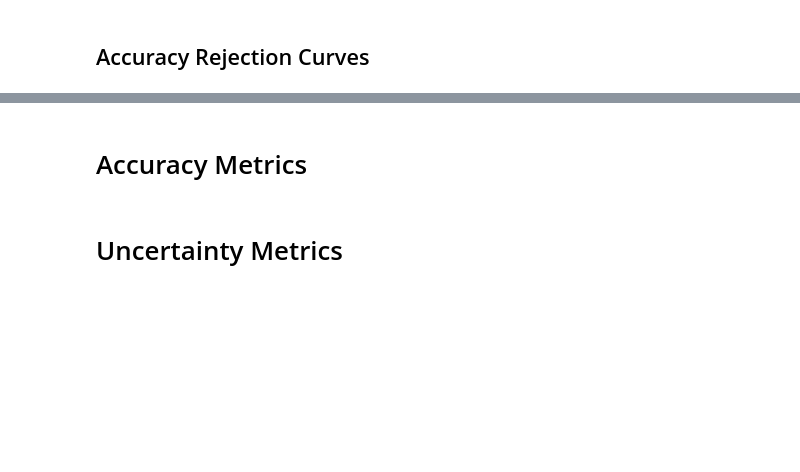
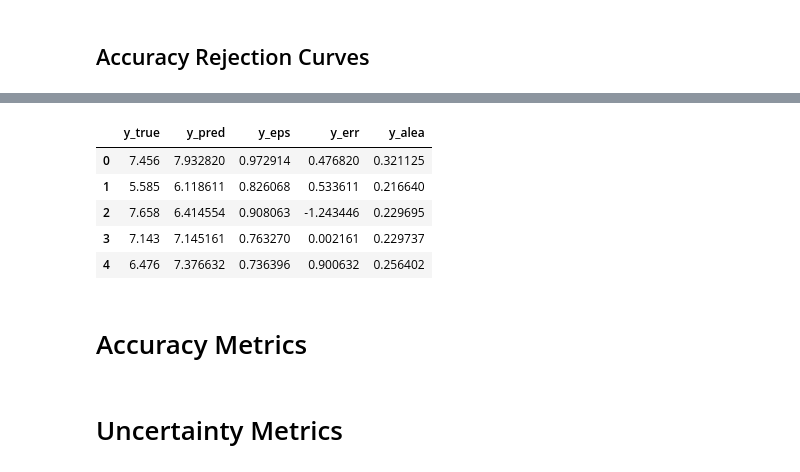
Before and after one commit to CDDLeiden/uqdd, a Jupyter notebook: metrics_analysis.ipynb, the cells around one changed output, grey strips where cells are left out. Drawn from its saved outputs; the diff is of its cells as text; code cells hidden in the pictures; blank space fills up the shorter version.

```diff
--- a/metrics_analysis.ipynb
+++ b/metrics_analysis.ipynb
@@ -617,0 +652,9 @@ plot_comparison_metrics(df_calib, uctmetrics_uncorr, cmap="crest", save_dir=None
+# %%
+preds.head()
+# %% [output]
+|  | y_true | y_pred | y_eps | y_err | y_alea |
+| 0 | 7.456 | 7.932820 | 0.972914 | 0.476820 | 0.321125 |
+| 1 | 5.585 | 6.118611 | 0.826068 | 0.533611 | 0.216640 |
+| 2 | 7.658 | 6.414554 | 0.908063 | -1.243446 | 0.229695 |
+| 3 | 7.143 | 7.145161 | 0.763270 | 0.002161 | 0.229737 |
+| 4 | 6.476 | 7.376632 | 0.736396 | 0.900632 | 0.256402 |
```
Also changed, not shown: parts of 10 cells of this notebook.
